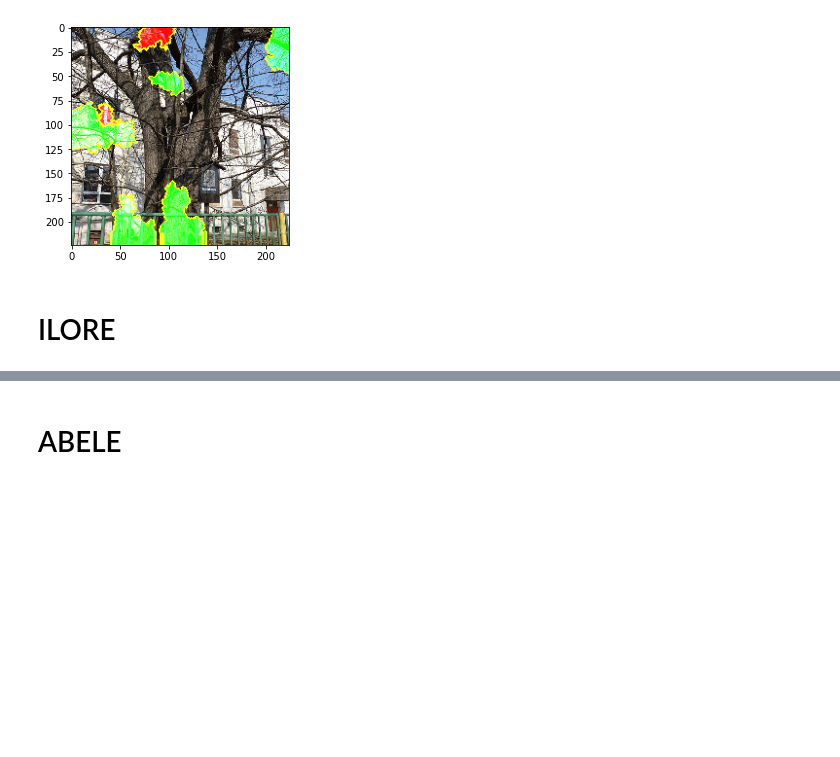
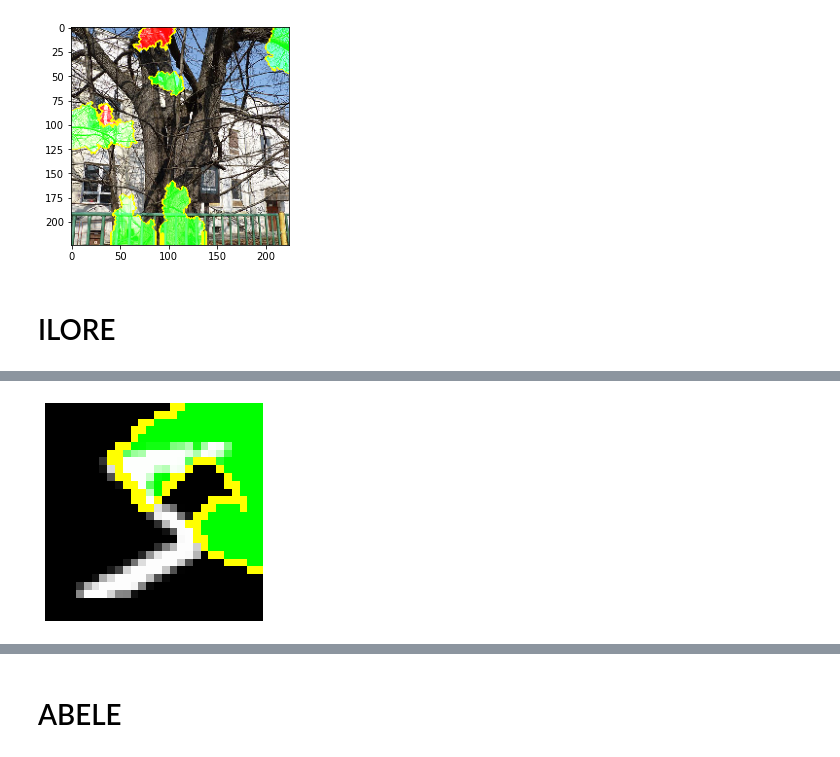
Before and after one commit to kdd-lab/XAI-Lib, a Jupyter notebook: Images_Usage_Examples.ipynb, the cells around one changed output, grey strips where cells are left out. Cells and saved outputs as stored; diff of their text form; code cells hidden in the pictures; blank space fills up the shorter version.

Commit message:
Inserted ILOREM and fixed ABELE odcstrings

```diff
--- a/Images_Usage_Examples.ipynb
+++ b/Images_Usage_Examples.ipynb
@@ -238,4 +207,0 @@ from externals.ABELE.ilore.ilorem import ILOREM
-# %%
-def classifier_fn(images):
-    images = images.astype(float)
-    return np.argmax(imagenet_VGG.predict(images),axis=1).reshape(-1,1)
@@ -252 +302,20 @@ explainer = ILOREM(bb_predict = classifier_fn,
+# %%
+from externals.LOREM.ilorem import ILOREM
+
+# Function to convert from rgb2gray since the one implemented in skimage gives problems
+def rgb2gray(rgb):
+    return np.dot(rgb[..., :3], [0.299, 0.587, 0.114])
+
+# Predict Function of our black box.
+# !!!IMPORTANT!!! It needs to take as input a list of RGB image and return an array of class indices of shape (-1,1)
+def classifier_fn(images):
+    images = torch.tensor(rgb2gray(np.array(images))/255).float().unsqueeze(1)
+    return np.argmax(MNIST_CNN(images).detach().numpy(),axis=1).reshape(-1,1)
+
+# Create the explainer
+explainer = ILOREM(bb_predict = classifier_fn,
+                   class_name='class',
+                   class_values = range(10),
+                   segmentation_fn=segmentation_fn,
+                   verbose=True)
 # %%
@@ -256,0 +335,6 @@ AttributeError: 'NoneType' object has no attribute 'latent_dim'
+# %%
+img2show, mask = exp.get_image_rule(hide_rest=False, num_features=None, min_importance=0.0)
+plt.imshow(mark_boundaries(img2show/255,mask))
+plt.axis('off');
+# %% [output]
+[figure, added]
```
Also changed, not shown: parts of 8 cells of this notebook, 16 other files.
